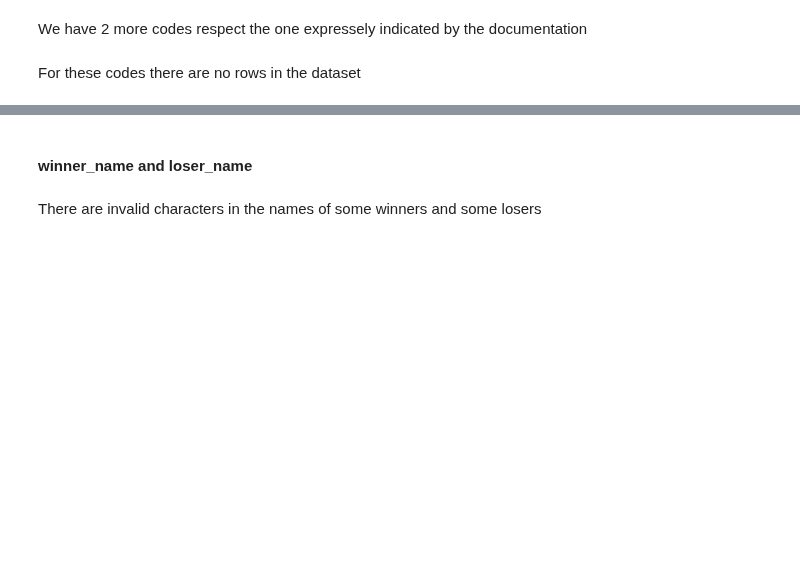
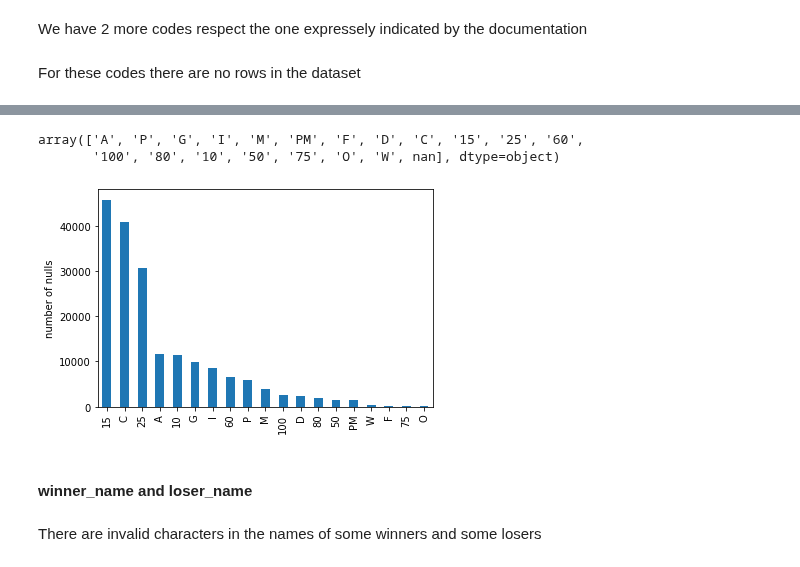
Before and after one commit to gasparax/DM_Project, a Jupyter notebook: data_understanding.ipynb, the cells around one changed output, grey strips where cells are left out. Cells and saved outputs as stored; diff of their text form; code cells hidden in the pictures; blank space fills up the shorter version.

```diff
--- a/data_understanding.ipynb
+++ b/data_understanding.ipynb
@@ -248,5 +243,10 @@ df_tennis["tourney_level"].value_counts()
 # %%
 df_tennis["tourney_level"].value_counts().plot(kind='bar', ylabel="number of nulls")
+df_tennis["tourney_level"].unique()
+# %% [output]
+array(['A', 'P', 'G', 'I', 'M', 'PM', 'F', 'D', 'C', '15', '25', '60',
+       '100', '80', '10', '50', '75', 'O', 'W', nan], dtype=object)
+[figure, added]
 # %% [markdown]
 #### winner_name and loser_name
 # %%
```
Also changed, not shown: parts of 35 cells of this notebook.
